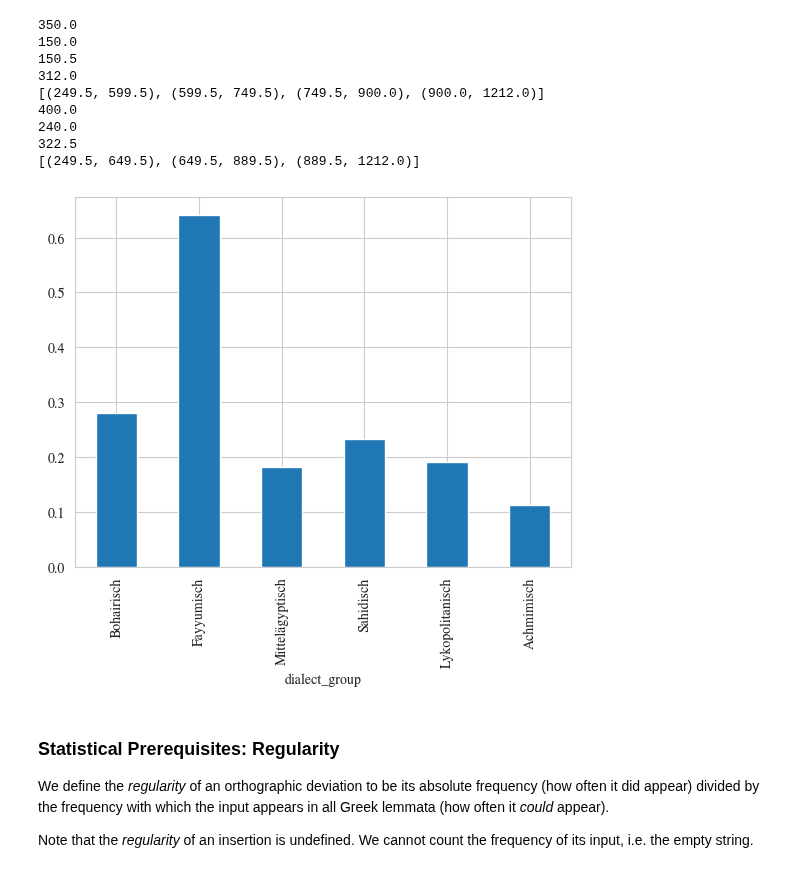
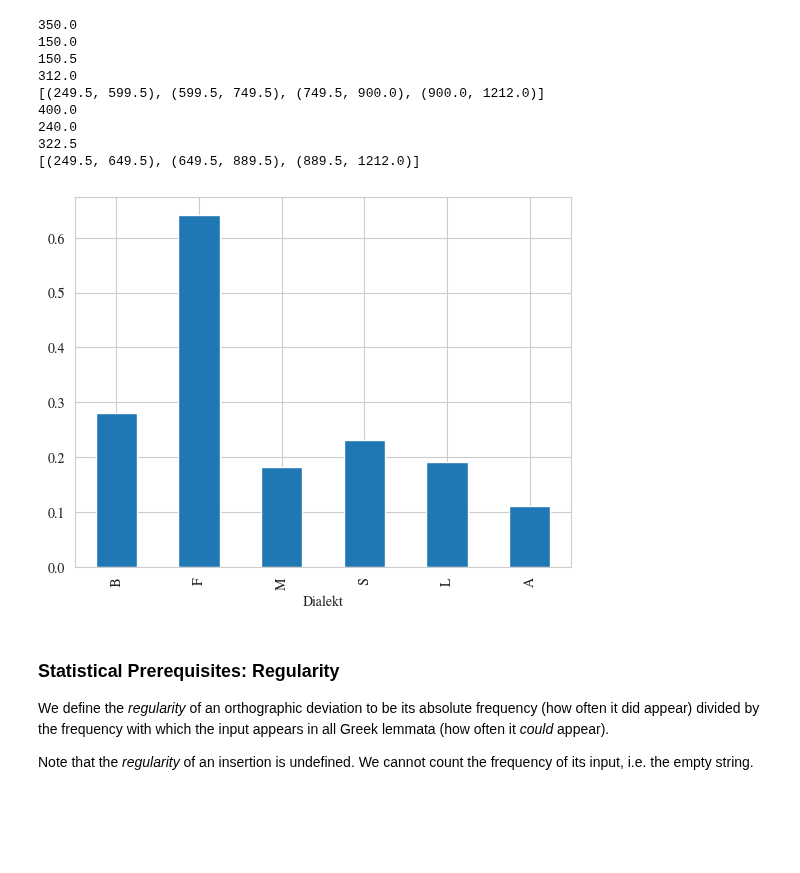
Before and after one commit to kmein/greek-coptic, a Jupyter notebook: greek-coptic.ipynb, the cells around one changed output. Saved outputs shown, nothing was run; the diff lists cells and outputs as text; code cells hidden in the pictures; blank space fills up the shorter version.

Commit message:
abbreviate dialects

```diff
--- a/greek-coptic.ipynb
+++ b/greek-coptic.ipynb
@@ -135,13 +135,13 @@ df = pd.read_csv(os.getenv("ATTESTATIONS_CSV")) \
 Here are some random examples of these data points:
 # %%
 df["dialect_group"] = pd.Categorical(df["dialect_group"].replace({
-    "Akhmimic Dialects": "Achmimisch",
-    "Lycopolitan Dialects": "Lykopolitanisch",
-    "Middle Egyptian Dialects": "Mittelägyptisch",
-    "Sahidic Dialects": "Sahidisch",
-    "Bohairic Dialects": "Bohairisch",
-    "Fayyumic Dialects": "Fayyumisch"
-}), ["Bohairisch", "Fayyumisch", "Mittelägyptisch", "Sahidisch", "Lykopolitanisch", "Achmimisch"])
+    "Akhmimic Dialects": "A",
+    "Lycopolitan Dialects": "L",
+    "Middle Egyptian Dialects": "M",
+    "Sahidic Dialects": "S",
+    "Bohairic Dialects": "B",
+    "Fayyumic Dialects": "F"
+}), ["B", "F", "M", "S", "L", "A"])
 # %%
 df.sample(5)
 # %% [output]
@@ -1004,10 +994,10 @@ print(chunks(3, df_diff_dated.sort_values()))
 322.5
 [(249.5, 649.5), (649.5, 889.5), (889.5, 1212.0)]
 # %%
-(df_diff["dialect_group"].value_counts() / df_simple["dialect_group"].value_counts()).sort_index().plot.bar()
+(df_diff["dialect_group"].rename("Dialekt").value_counts() / df_simple["dialect_group"].rename("Dialekt").value_counts()).sort_index().plot.bar()
 write_figure("deviations_by_dialect")
 # %% [output]
-[figure, old version]
+[figure, new version]
 # %% [markdown]
 ### Statistical Prerequisites: Regularity
 
```
Also changed, not shown: parts of 29 cells of this notebook.
